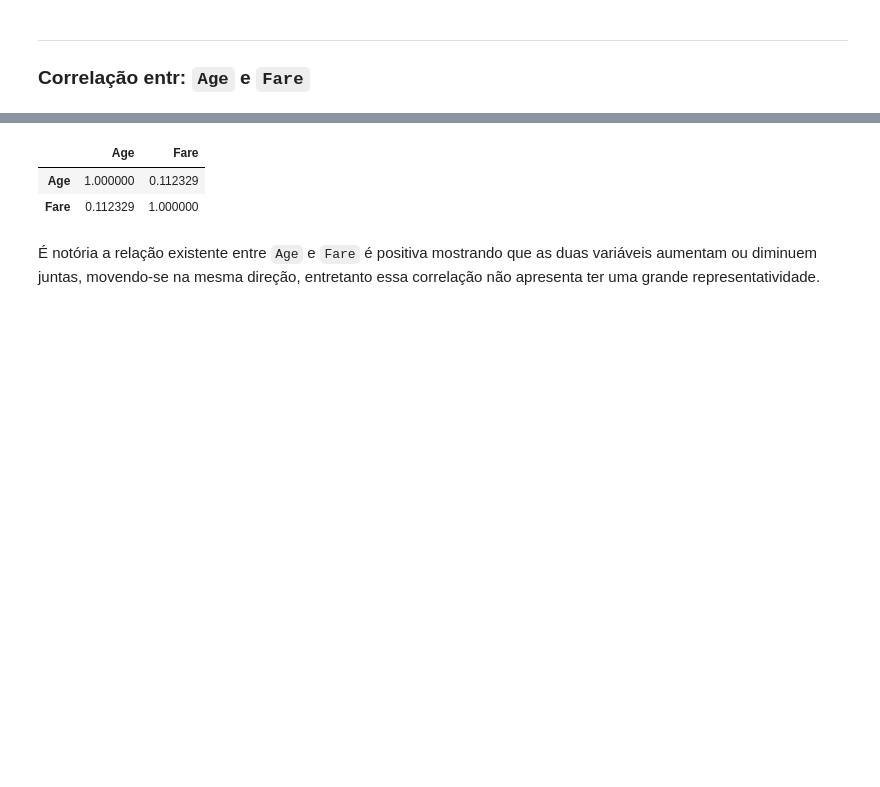
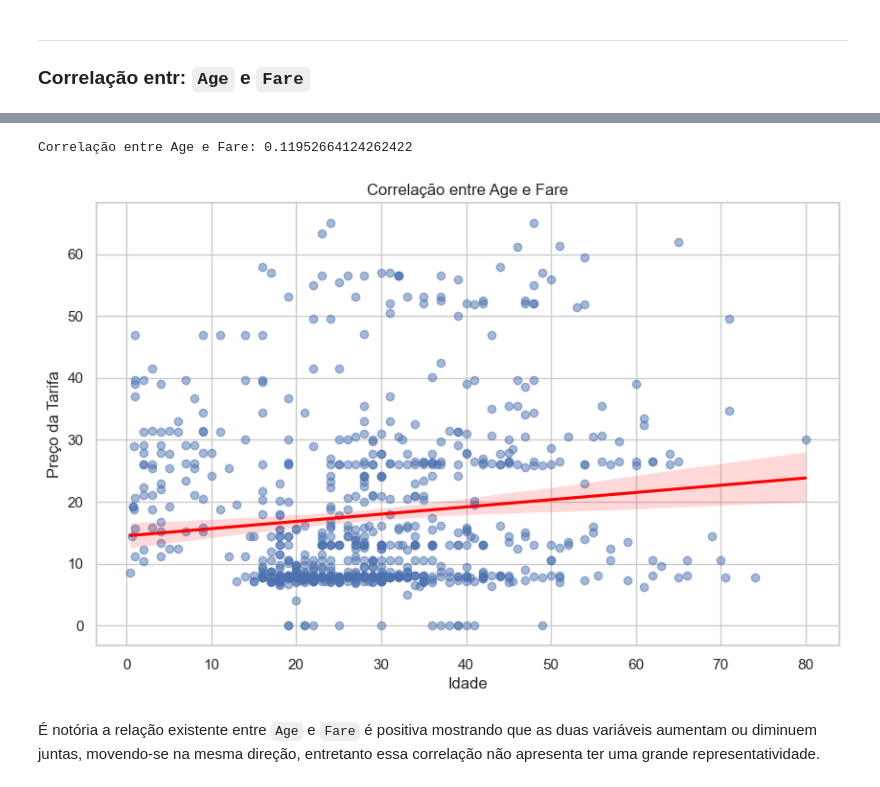
Before and after one commit to AlexDcoder/MBA-Analise-Descritiva, a Jupyter notebook: analysis.ipynb, the cells around one changed output, grey strips where cells are left out. Cells and saved outputs as stored; diff of their text form; code cells hidden in the pictures; blank space fills up the shorter version.

Commit message:
atualizar corr

```diff
--- a/analysis.ipynb
+++ b/analysis.ipynb
@@ -175,3 +175,15 @@ _Para **Fare**:_
 # %% [markdown]
 ---
 ### Correlação entr: `Age` e `Fare`
+# %%
+df_clean = df_titanic[['Age', 'Fare']].dropna()
+Q1 = df_clean['Fare'].quantile(0.25)
+Q3 = df_clean['Fare'].quantile(0.75)
+IQR = Q3 - Q1
+
+# Definindo limites
+limite_inferior = Q1 - 1.5 * IQR
+limite_superior = Q3 + 1.5 * IQR
+
+# Filtrando os dados
+df_sem_outliers = df_clean[(df_clean['Fare'] >= limite_inferior) & (df_clean['Fare'] <= limite_superior)]
@@ -178,9 +206,17 @@ _Para **Fare**:_
 # %%
-df_titanic[['Age', 'Fare']].corr()
+
+correlacao = df_sem_outliers['Age'].corr(df_sem_outliers['Fare'])
+
+print(f"Correlação entre Age e Fare: {correlacao:}")
+plt.figure(figsize=(10, 6))
+sns.regplot(x='Age', y='Fare', data=df_sem_outliers, scatter_kws={'alpha':0.5}, line_kws={'color':'red'})
+plt.title('Correlação entre Age e Fare')
+plt.xlabel('Idade')
+plt.ylabel('Preço da Tarifa')
+plt.show()
 # %% [output]
-|  | Age | Fare |
-| Age | 1.000000 | 0.112329 |
-| Fare | 0.112329 | 1.000000 |
+Correlação entre Age e Fare: 0.11952664124262422
+[figure, added]
 # %% [markdown]
 É notória a relação existente entre `Age` e `Fare` é positiva mostrando que as duas variáveis aumentam ou diminuem juntas, movendo-se na mesma direção, entretanto essa correlação não apresenta ter uma grande representatividade.
 # %% [markdown]
```
Also changed, not shown: parts of 2 cells of this notebook.
